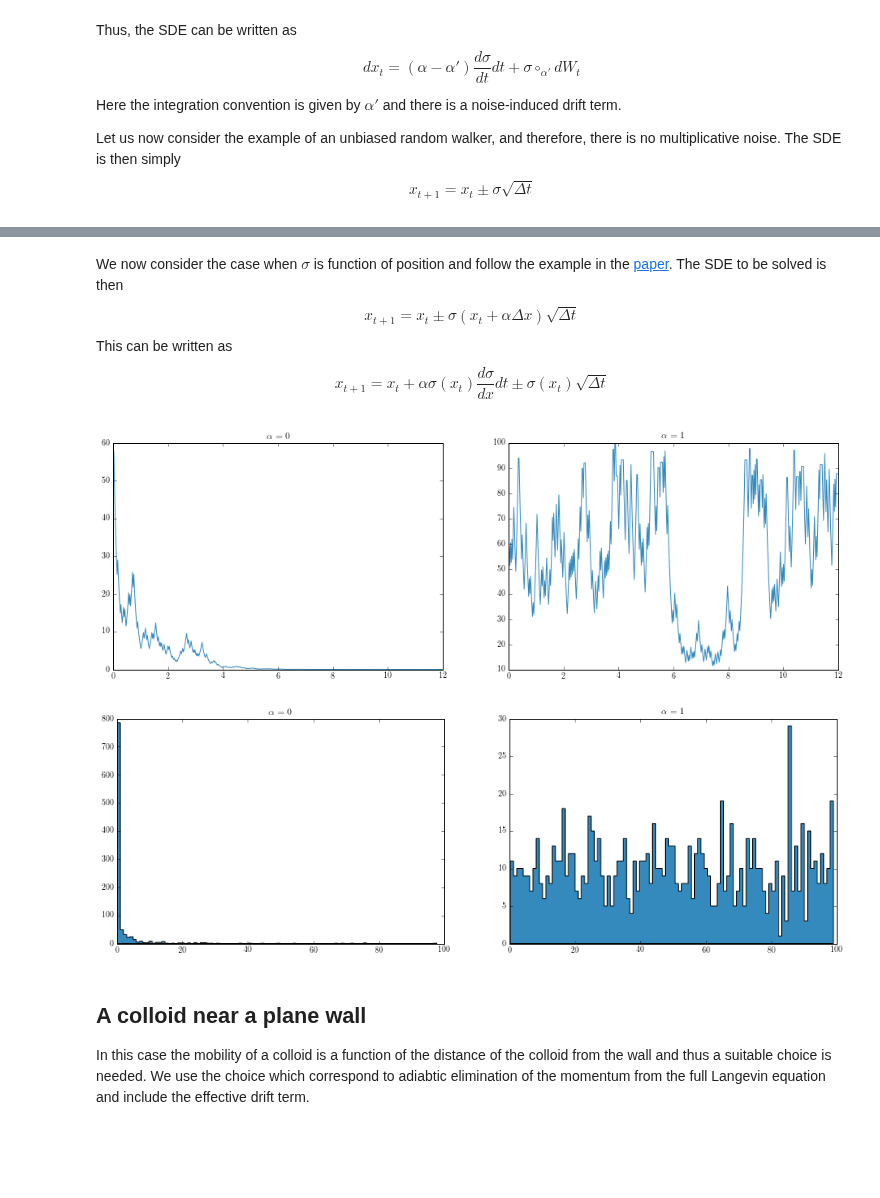
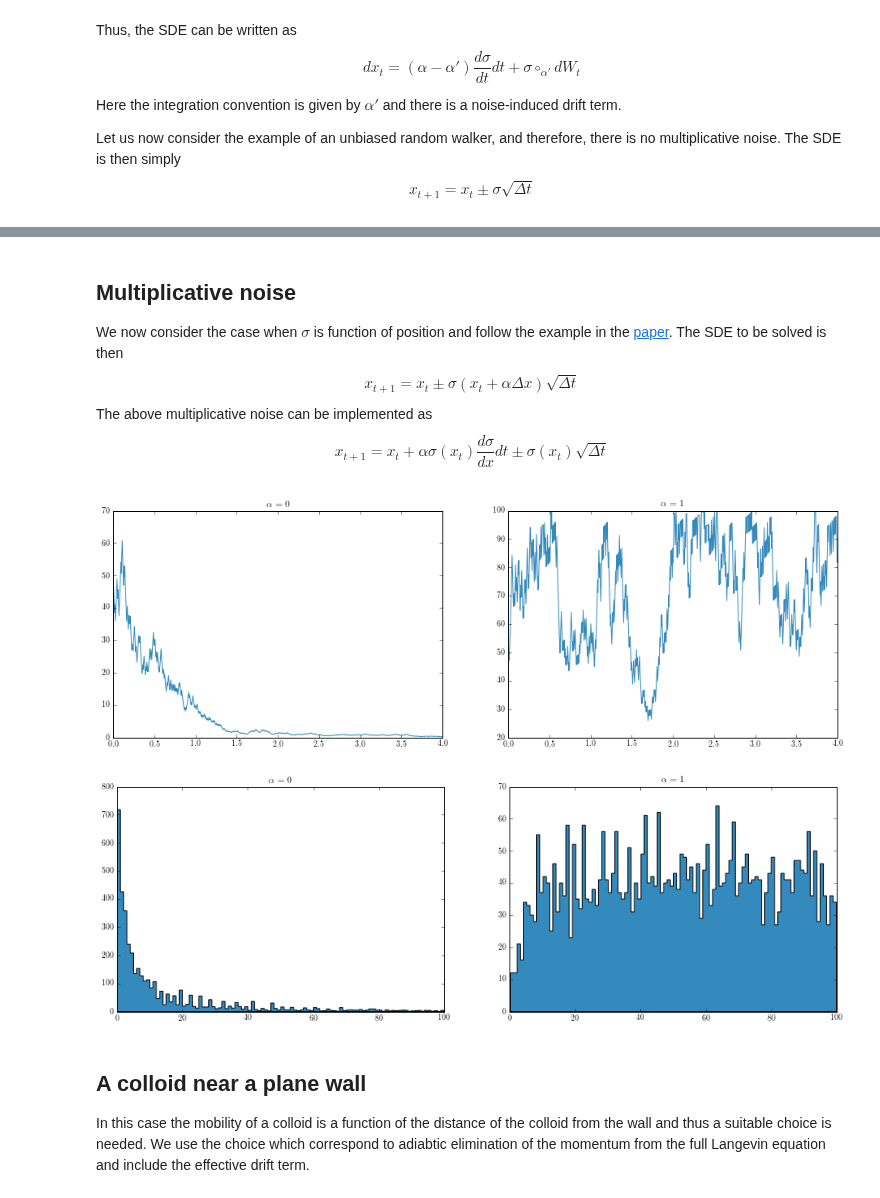
Before and after one commit to rajeshrinet/compPhy, a Jupyter notebook: notebooks/2017/SDE.ipynb, the cells around one changed output, grey strips where cells are left out. Cells and saved outputs as stored; diff of their text form; code cells hidden in the pictures; blank space fills up the shorter version.

```diff
--- a/notebooks/2017/SDE.ipynb
+++ b/notebooks/2017/SDE.ipynb
@@ -62,0 +65,28 @@ plt.hist(R, bins=100, normed=1, histtype='stepfilled', color="#348ABD");
+# %%
+N  = 1000;
+t0 = 0
+tf = 2000
+dt = float(tf - t0) / N
+ts = np.arange(t0, tf, dt)
+ys = np.zeros(np.prod(ts.shape))
+ss = 1
+
+def sigma(t):
+    return ss
+
+wallL, wallR = 0, 100
+def simulate(ys, ys0, sqdt):
+    ys[0] = ys0
+    for i in range(N-1):
+        ys[i+1] = ys[i] + (1-2*np.random.randint(0, 2))*sqdt
+        if ys[i+1] < wallL:
+            ys[i+1] = ys[i]
+        elif ys[i+1] > wallR:
+            ys[i+1] = ys[i]
+
+ys0   = 50
+sqdt  = 1*np.sqrt(dt)
+simulate(ys, ys0, sqdt)
+plt.plot(ts, ys, color="#348ABD"); plt.hold('on')
+plt.plot(ts, ts*0+wallL, 'g-')
+plt.plot(ts, ts*0+wallR, 'g-')
@@ -62,0 +96,10 @@ plt.hist(R, bins=100, normed=1, histtype='stepfilled', color="#348ABD");
+# %%
+fig = plt.figure(figsize=(16, 5), dpi=80, facecolor='w', edgecolor='k');
+
+Ns = 10000
+R = np.zeros(Ns)
+for i in range(Ns):
+    simulate(ys, ys0, sqdt)
+    R[i] = ys[N-1]
+
+plt.hist(R, bins=100, normed=1, histtype='stepfilled', color="#348ABD");
@@ -63,16 +108,17 @@ plt.hist(R, bins=100, normed=1, histtype='stepfilled', color="#348ABD");
 # %% [markdown]
+## Multiplicative noise
 We now consider the case when $\sigma$ is function of position and follow the example in the [paper](http://iopscience.iop.org/article/10.1088/0034-4885/79/5/053901/meta;jsessionid=F2EA1EB22F3F25B2A084E276DDA2A95F.ip-10-40-1-105). The SDE to be solved is then
 $$
 x_{t+1} =x_{t} \pm \sigma(x_t + \alpha \Delta x) \sqrt{\Delta t}
 $$
-This can be written as
+The above multiplicative noise can be implemented as
 $$
 x_{t+1} =x_{t} + \alpha \sigma(x_t) \frac{d\sigma}{dx} dt \pm \sigma(x_t) \sqrt{\Delta t}
 $$
 # %%
-N  = 512;
+N  = 1024;
 t0 = 0
-tf = 12
+tf = 4
 dt = float(tf - t0) / N
 ts = np.arange(t0, tf, dt)
 ys = np.zeros(np.prod(ts.shape))
@@ -107,26 +153,27 @@ sp =  fig.add_subplot(1, 2, 2 ); aa = 1
 simulate(ys, ys0, sqdt, aa, wallL, wallR)
 plt.plot(ts, ys, color="#348ABD"); plt.title(r'\alpha = 1');
 # %% [output]
-[figure, old version]
+[figure, new version]
 # %%
 fig = plt.figure(figsize=(16, 5), dpi=80, facecolor='w', edgecolor='k');
-Ns=1000; R = np.zeros(Ns)
+Ns  = 4000;
+R   = np.zeros(Ns)
 
 sp =  fig.add_subplot(1, 2, 1 ); aa = 0
 for i in range(Ns):
     simulate(ys, ys0, sqdt, aa, wallL, wallR)
     R[i] = ys[N-1]
 plt.hist(R, bins=100,  histtype='stepfilled', color="#348ABD");
 plt.title(r'\alpha = 0');
 
 sp =  fig.add_subplot(1, 2, 2 ); aa = 1
 for i in range(Ns):
     simulate(ys, ys0, sqdt, aa, wallL, wallR)
     R[i] = ys[N-1]
 plt.hist(R, bins=100,  histtype='stepfilled', color="#348ABD");
 plt.title(r'\alpha = 1');
 # %% [output]
-[figure, old version]
+[figure, new version]
 # %% [markdown]
 ## A colloid near a plane wall
 In this case the mobility of a colloid is a function of the distance of the colloid from the wall and thus a suitable choice is needed. We use the choice which correspond to adiabtic elimination of the momentum from the full Langevin equation and include the effective drift term.
```
Also changed, not shown: parts of 5 cells of this notebook.
